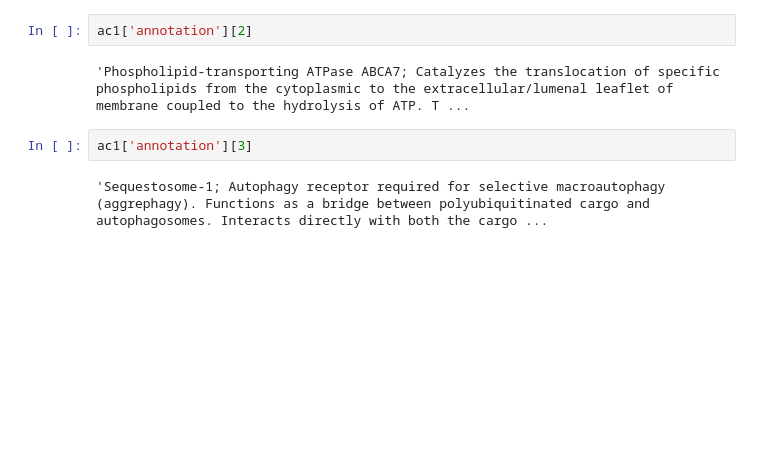
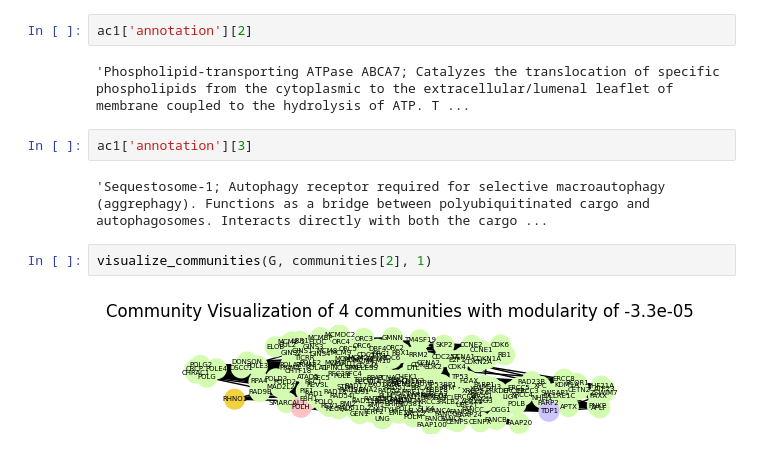
Before and after one commit to nmartinser/HPO_Dysgraphia, a Jupyter notebook: code/analisis_comunities.ipynb, the cells around one changed output. Saved outputs shown, nothing was run; the diff lists cells and outputs as text; blank space fills up the shorter version.

```diff
--- a/code/analisis_comunities.ipynb
+++ b/code/analisis_comunities.ipynb
@@ -108,3 +108,7 @@ ac1['annotation'][2]
 ac1['annotation'][3]
 # %% [output]
 'Sequestosome-1; Autophagy receptor required for selective macroautophagy (aggrephagy). Functions as a bridge between polyubiquitinated cargo and autophagosomes. Interacts directly with both the cargo ...
+# %%
+visualize_communities(G, communities[2], 1)
+# %% [output]
+[figure, added]
```
Also changed, not shown: parts of 8 cells of this notebook, 3 other files.
